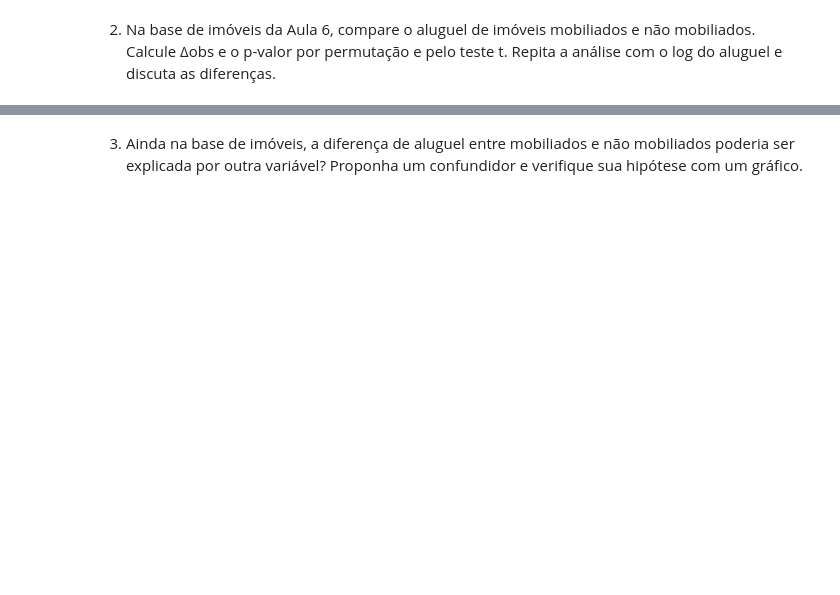
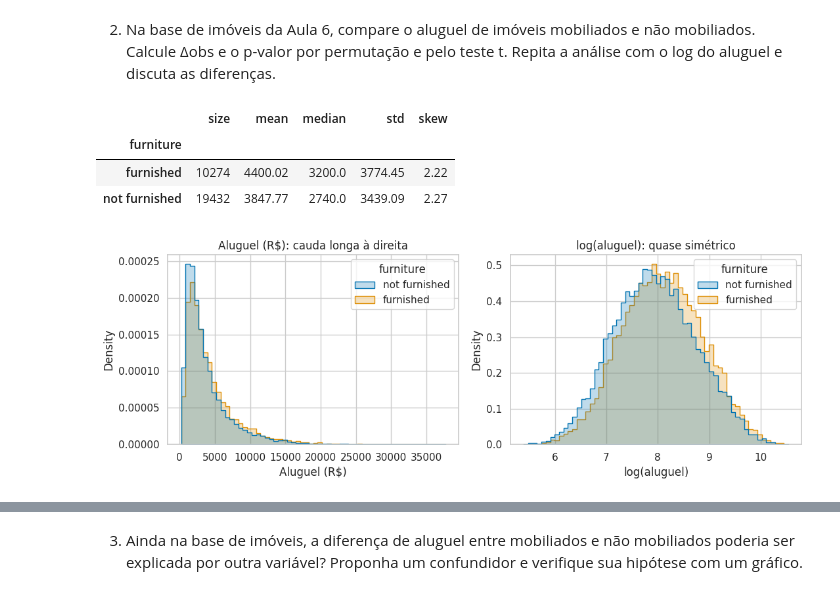
Before and after one commit to helena-varela/ciencia-de-dados, a Jupyter notebook: Unidade_02/Aula_07/aula_07.ipynb, the cells around one changed output, grey strips where cells are left out. Saved outputs shown, nothing was run; the diff lists cells and outputs as text; code cells hidden in the pictures; blank space fills up the shorter version.

Commit message:
finalizando questões para casa

```diff
--- a/Unidade_02/Aula_07/aula_07.ipynb
+++ b/Unidade_02/Aula_07/aula_07.ipynb
@@ -556,2 +660,43 @@ Em síntese, um efeito é "real" quando seria improvável sob o acaso (p-valor p
 # %% [markdown]
 2. Na base de imóveis da Aula 6, compare o aluguel de imóveis mobiliados e não mobiliados. Calcule Δobs e o p-valor por permutação e pelo teste t. Repita a análise com o log do aluguel e discuta as diferenças.
+# %%
+# carrega a base de imóveis da Aula 6 (está na pasta da Aula 6)
+imoveis = (
+  pd.read_csv("../Aula_06/data/imoveis_sao_paulo.csv")
+  .rename(columns={"rent amount (R$)": "rent"})
+  .assign(
+    log_rent=lambda df: np.log(df["rent"]),               # log do aluguel (não há aluguel zero, então o log simples funciona)
+    furnished=lambda df: df["furniture"] == "furnished",  # True = mobiliado
+  )
+)
+
+# resumo do aluguel em cada grupo; skew = assimetria (0 = simétrico)
+(
+  imoveis
+  .groupby("furniture")
+  .rent
+  .agg(["size", "mean", "median", "std", "skew"])
+  .round(2)
+)
+# %% [output]
+|  | size | mean | median | std | skew |
+| furniture |  |  |  |  |  |
+| furnished | 10274 | 4400.02 | 3200.0 | 3774.45 | 2.22 |
+| not furnished | 19432 | 3847.77 | 2740.0 | 3439.09 | 2.27 |
+# %%
+# histogramas do aluguel nas duas escalas, separados por mobília
+fig, axes = plt.subplots(1, 2, figsize=(11, 4))
+
+# common_norm=False: cada grupo soma área 1, para comparar formas mesmo com tamanhos diferentes
+sns.histplot(data=imoveis, x="rent", hue="furniture", bins=60,
+             stat="density", common_norm=False, element="step", ax=axes[0])
+axes[0].set(title="Aluguel (R$): cauda longa à direita", xlabel="Aluguel (R$)")
+
+sns.histplot(data=imoveis, x="log_rent", hue="furniture", bins=60,
+             stat="density", common_norm=False, element="step", ax=axes[1])
+axes[1].set(title="log(aluguel): quase simétrico", xlabel="log(aluguel)")
+
+plt.tight_layout()
+plt.show()
+# %% [output]
+[figure, added]
```
Also changed, not shown: parts of 14 cells of this notebook.
